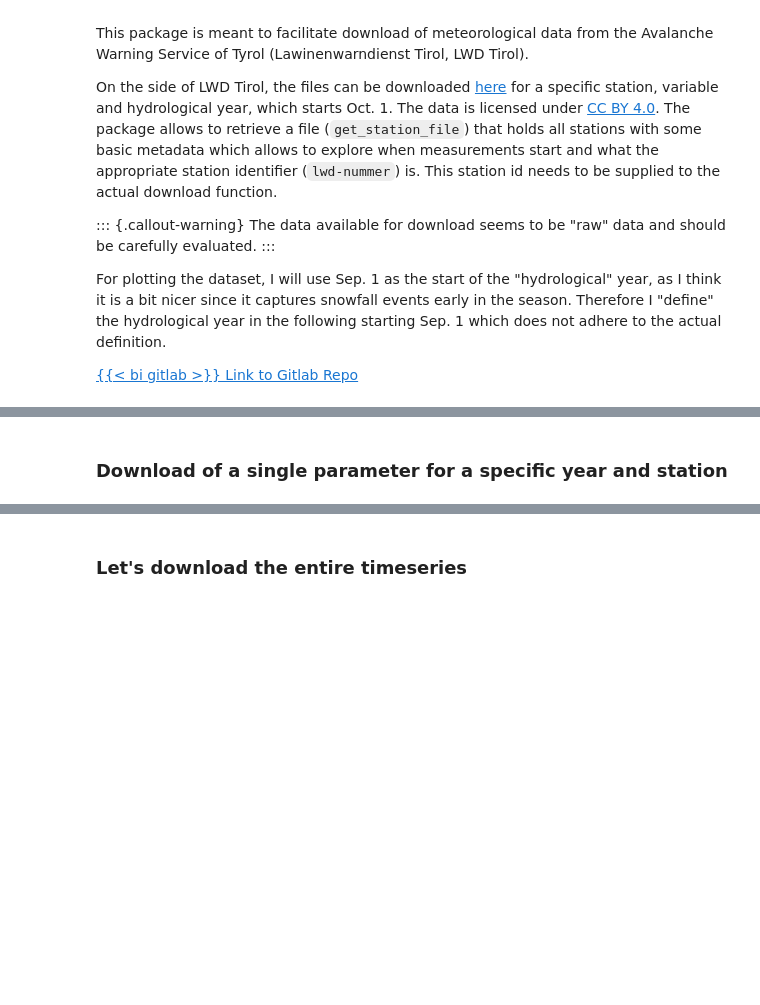
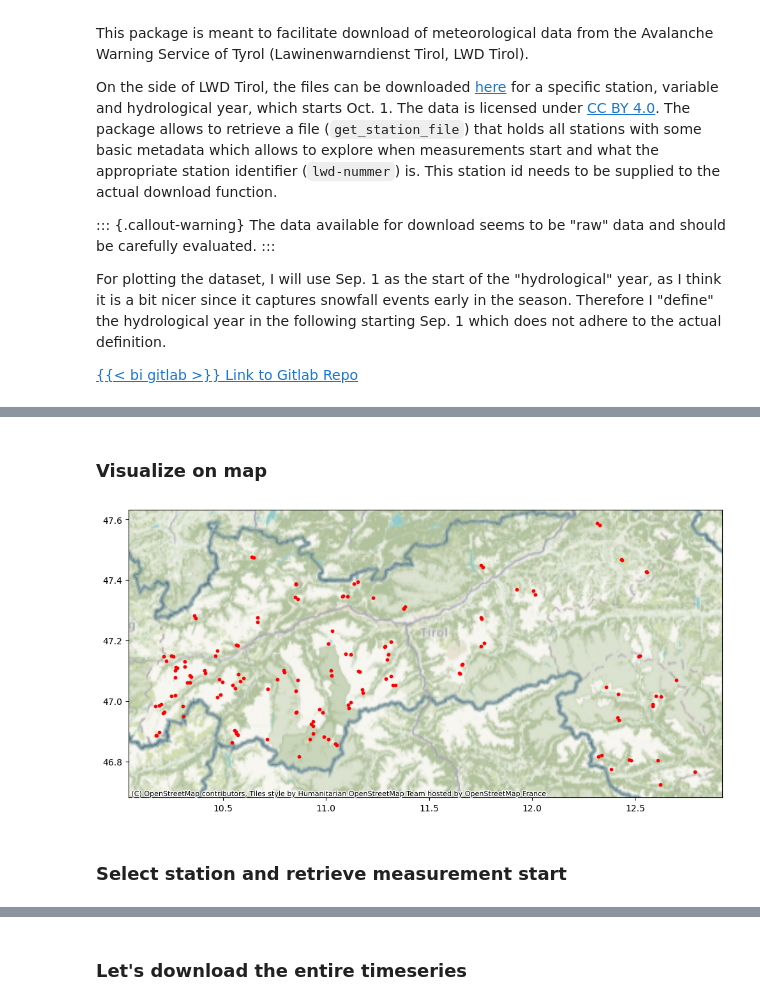
Before and after one commit to geopanda1/blog, a Jupyter notebook: posts/lwd-tirol-download/index.ipynb, the cells around one changed output, grey strips where cells are left out. Drawn from its saved outputs; the diff is of its cells as text; code cells hidden in the pictures; blank space fills up the shorter version.

Commit message:
map for stations

```diff
--- a/posts/lwd-tirol-download/index.ipynb
+++ b/posts/lwd-tirol-download/index.ipynb
@@ -45,0 +66,3 @@ print(lwdmeteo.__version__)
+# %%
+gdf_stations = get_station_file()
+gdf_stations.head()
@@ -46,2 +76,13 @@ print(lwdmeteo.__version__)
+# %% [markdown]
+### Visualize on map
+# %%
+fig, ax = plt.subplots(figsize=(12, 6))
+
+gdf_stations.plot(ax=ax, color="r", markersize=10)
+cx.add_basemap(ax, crs=gdf_stations.crs)
+
+plt.show()
+# %% [output]
+[figure, added]
 # %% [markdown]
-### Download of a single parameter for a specific year and station
+### Select station and retrieve measurement start
```
Also changed, not shown: parts of 11 cells of this notebook, 1 other file.
